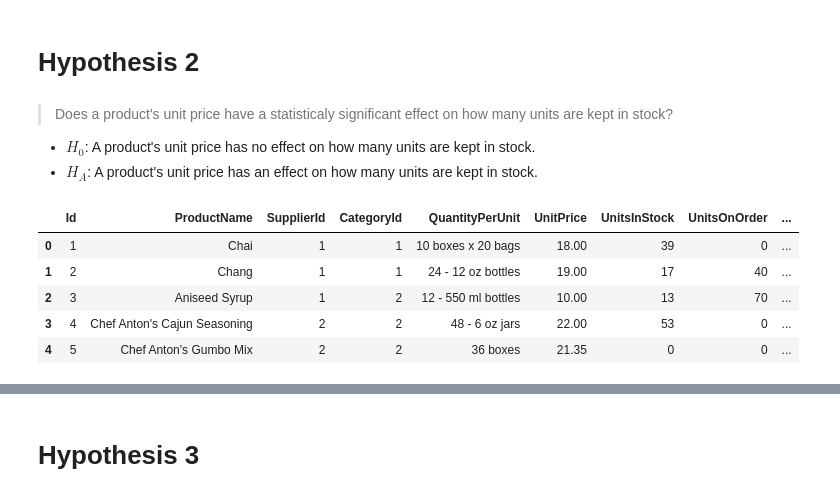
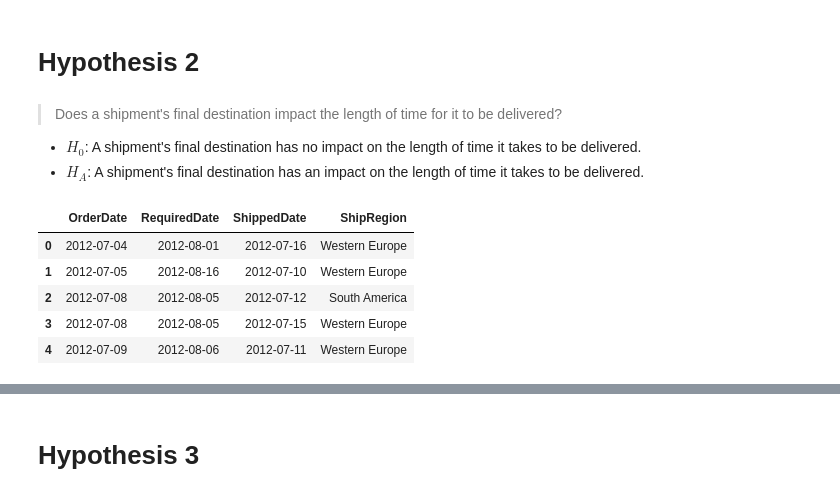
Before and after one commit to jdsmithwes/hypothesis_testing_workflow_python, a Jupyter notebook: student.ipynb, the cells around one changed output, grey strips where cells are left out. Saved outputs shown, nothing was run; the diff lists cells and outputs as text; code cells hidden in the pictures.

```diff
--- a/student.ipynb
+++ b/student.ipynb
@@ -226,23 +231,23 @@ Using a non-tuple sequence for multidimensional indexing is deprecated; use `arr
 [figure]
 # %% [markdown]
 # Hypothesis 2
-# %% [markdown]
-> Does a product's unit price have a statisticaly significant effect on how many units are kept in stock?
-
-- $H_0$: A product's unit price has no effect on how many units are kept in stock.
-- $H_A$: A product's unit price has an effect on how many units are kept in stock.
+# %% [markdown]
+> Does a shipment's final destination impact the length of time for it to be delivered?
+
+- $H_0$: A shipment's final destination has no impact on the length of time it takes to be delivered.
+- $H_A$: A shipment's final destination has an impact on the length of time it takes to be delivered.
 # %%
 import sqlite3
 connect = sqlite3.connect('Northwind_small.sqlite')
 cur = connect.cursor()
-cur.execute("""SELECT * FROM Product;""")
+cur.execute("""SELECT OrderDate,RequiredDate,ShippedDate,ShipRegion FROM 'Order';""")
 df = pd.DataFrame(cur.fetchall())
 df.columns = [x[0] for x in cur.description]
 df.head()
 # %% [output]
-|  | Id | ProductName | SupplierId | CategoryId | QuantityPerUnit | UnitPrice | UnitsInStock | UnitsOnOrder | ... |
-| 0 | 1 | Chai | 1 | 1 | 10 boxes x 20 bags | 18.00 | 39 | 0 | ... |
-| 1 | 2 | Chang | 1 | 1 | 24 - 12 oz bottles | 19.00 | 17 | 40 | ... |
-| 2 | 3 | Aniseed Syrup | 1 | 2 | 12 - 550 ml bottles | 10.00 | 13 | 70 | ... |
-| 3 | 4 | Chef Anton's Cajun Seasoning | 2 | 2 | 48 - 6 oz jars | 22.00 | 53 | 0 | ... |
-| 4 | 5 | Chef Anton's Gumbo Mix | 2 | 2 | 36 boxes | 21.35 | 0 | 0 | ... |
+|  | OrderDate | RequiredDate | ShippedDate | ShipRegion |
+| 0 | 2012-07-04 | 2012-08-01 | 2012-07-16 | Western Europe |
+| 1 | 2012-07-05 | 2012-08-16 | 2012-07-10 | Western Europe |
+| 2 | 2012-07-08 | 2012-08-05 | 2012-07-12 | South America |
+| 3 | 2012-07-08 | 2012-08-05 | 2012-07-15 | Western Europe |
+| 4 | 2012-07-09 | 2012-08-06 | 2012-07-11 | Western Europe |
```
Also changed, not shown: parts of 12 cells of this notebook.
